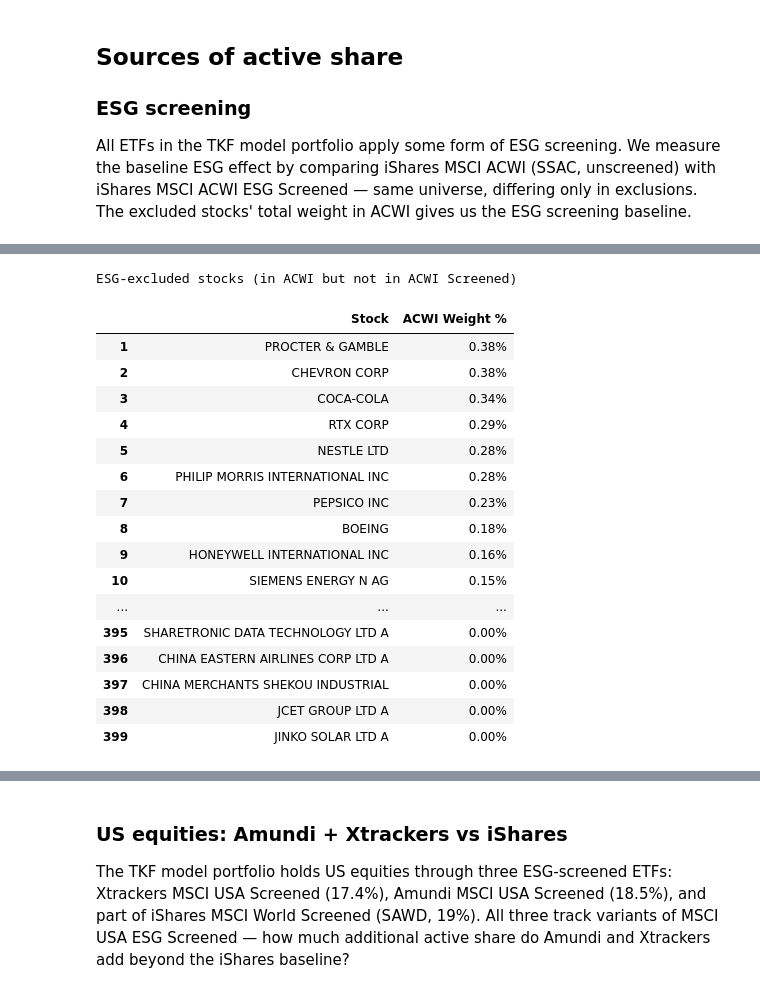
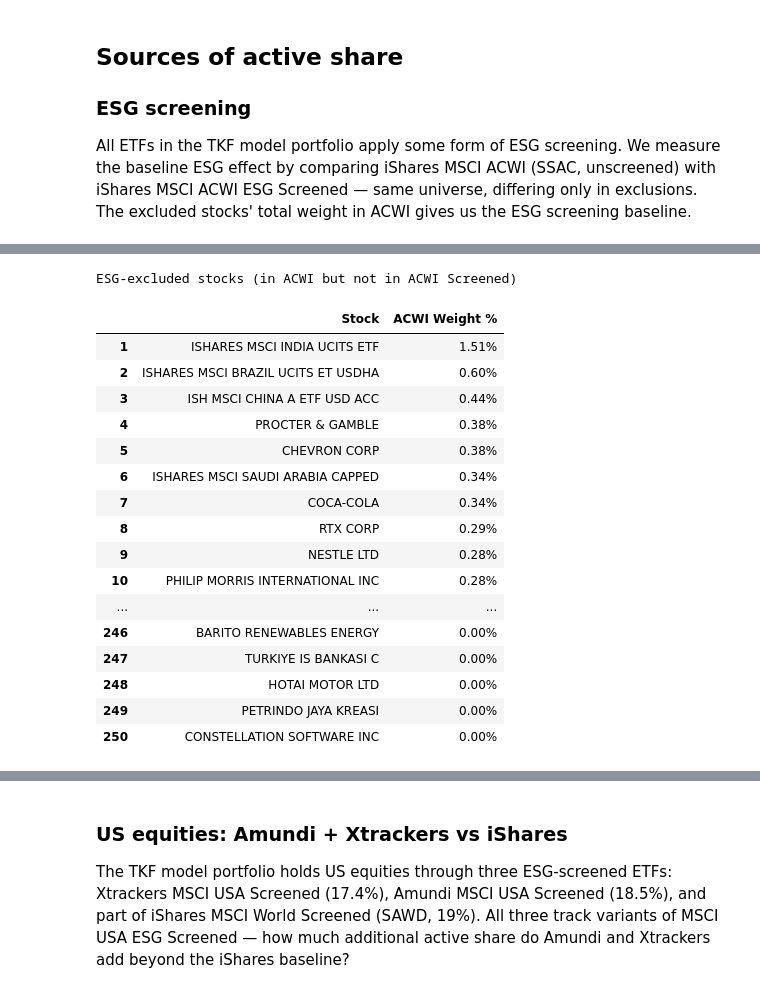
Before and after one commit to TulevaEE/reporting-engine, a Jupyter notebook: reports/adhoc/active_share_tkf.ipynb, the cells around one changed output, grey strips where cells are left out. Cells and saved outputs as stored; diff of their text form; code cells hidden in the pictures.

```diff
--- a/reports/adhoc/active_share_tkf.ipynb
+++ b/reports/adhoc/active_share_tkf.ipynb
@@ -760,60 +709,43 @@ Weight reduced — 610 stocks underweight in TKF (7.87%)
 
 All ETFs in the TKF model portfolio apply some form of ESG screening. We measure the baseline ESG effect by comparing iShares MSCI ACWI (SSAC, unscreened) with iShares MSCI ACWI ESG Screened — same universe, differing only in exclusions. The excluded stocks' total weight in ACWI gives us the ESG screening baseline.
 # %%
-# ESG screening impact: SSAC (ACWI unscreened) vs iShares MSCI ACWI ESG Screened
-# The excluded stocks' total weight = baseline ESG screening effect
+# ESG screening impact: ACWI (unscreened) vs iShares MSCI ACWI ESG Screened
+# Uses iShares Ticker|Location matching (both from same provider, so tickers are consistent)
 
-ISHARES_PRODUCTS['SACW'] = {'id': 345063, 'slug': '345063'}
+print('Fetching iShares SSAC (ACWI unscreened)...', end=' ')
+ssac_raw, ssac_date = fetch_ishares_holdings('SSAC')
+ssac_eq = ssac_raw[ssac_raw.apply(is_equity, axis=1)].copy()
+ssac_eq['stock_id'] = ssac_eq.apply(lambda r: f"{r['Ticker']}|{r['Location']}", axis=1)
 
-print('Fetching iShares MSCI ACWI ESG Screened...', end=' ')
+# SSAC has sub-ETFs (NDIA, 4BRZ, CNYA, IKSA) — for this comparison we keep them as-is
+# since we're just checking which stocks are missing, not computing weights
+print(f'{len(ssac_eq)} equities (as of {ssac_date})')
+
+print('Fetching iShares SACW (ACWI ESG Screened)...', end=' ')
 sacw_raw, sacw_date = fetch_ishares_holdings('SACW')
 sacw_eq = sacw_raw[sacw_raw.apply(is_equity, axis=1)].copy()
 sacw_eq['stock_id'] = sacw_eq.apply(lambda r: f"{r['Ticker']}|{r['Location']}", axis=1)
 print(f'{len(sacw_eq)} equities (as of {sacw_date})')
 
-# SSAC (unscreened) — full look-through
-ssac_eq = acwi_raw[acwi_raw.apply(is_equity, axis=1)].copy()
-ssac_eq = ssac_eq[~ssac_eq['Ticker'].isin(SSAC_SUB_ETFS)]
-ssac_eq['stock_id'] = ssac_eq.apply(lambda r: f"{r['Ticker']}|{r['Location']}", axis=1)
-
-ssac_all_stocks = []
-for _, h in ssac_eq.iterrows():
-    ssac_all_stocks.append({'stock_id': h['stock_id'], 'name': h['Name'], 'weight': h['Weight (%)']})
-for sub_ticker in SSAC_SUB_ETFS:
-    sub_row = acwi_raw[acwi_raw['Ticker'] == sub_ticker]
-    if len(sub_row) == 0:
-        continue
-    sub_weight_pct = pd.to_numeric(sub_row.iloc[0]['Weight (%)'], errors='coerce') / 100.0
-    sub_df = all_sub_holdings[sub_ticker]
-    sub_eq = sub_df[sub_df.apply(is_equity, axis=1)]
-    for _, h in sub_eq.iterrows():
-        ssac_all_stocks.append({
-            'stock_id': f"{h['Ticker']}|{h['Location']}",
-            'name': h['Name'],
-            'weight': sub_weight_pct * h['Weight (%)'],
-        })
-
-ssac_full = pd.DataFrame(ssac_all_stocks)
-ssac_full = ssac_full.groupby('stock_id').agg({'name': 'first', 'weight': 'sum'}).reset_index()
-ssac_total = ssac_full['weight'].sum()
-ssac_full['weight_norm'] = ssac_full['weight'] / ssac_total
+# Normalize SSAC weights
+ssac_eq['weight_norm'] = ssac_eq['Weight (%)'] / ssac_eq['Weight (%)'].sum()
 
 # Stocks screened out
-ssac_ids = set(ssac_full['stock_id'])
+ssac_ids = set(ssac_eq['stock_id'])
 sacw_ids = set(sacw_eq['stock_id'])
 screened_out = ssac_ids - sacw_ids
-screened_out_df = ssac_full[ssac_full['stock_id'].isin(screened_out)].copy()
+screened_out_df = ssac_eq[ssac_eq['stock_id'].isin(screened_out)].copy()
 screened_out_weight = screened_out_df['weight_norm'].sum()
 
 display(metric_box('ESG Screening Baseline',
                    f'{screened_out_weight:.2%} of ACWI weight excluded',
                    f'{len(screened_out)} stocks removed by MSCI ESG screening · '
-                   f'ACWI ({len(ssac_full)} stocks) vs ACWI Screened ({len(sacw_eq)} stocks) · '
-                   f'TKF active share of 17.37% is ~{17.37 / (screened_out_weight*100):.1f}× this baseline'))
+                   f'ACWI ({len(ssac_eq)} stocks) vs ACWI Screened ({len(sacw_eq)} stocks) · '
+                   f'TKF active share of {active_share:.2f}% is ~{active_share / (screened_out_weight*100):.1f}× this baseline'))
 
 # Table of excluded stocks
 excluded = screened_out_df.sort_values('weight_norm', ascending=False).copy()
-excluded_display = excluded[['name', 'weight_norm']].copy()
+excluded_display = excluded[['Name', 'weight_norm']].copy()
 excluded_display.columns = ['Stock', 'ACWI Weight %']
 excluded_display.index = range(1, len(excluded_display) + 1)
 display(scrollable_table(excluded_display,
@@ -827,18 +760,18 @@ ESG Screening Baseline
 ESG-excluded stocks (in ACWI but not in ACWI Screened)
 |  | Stock | ACWI Weight % |
-| 1 | PROCTER & GAMBLE | 0.38% |
-| 2 | CHEVRON CORP | 0.38% |
-| 3 | COCA-COLA | 0.34% |
-| 4 | RTX CORP | 0.29% |
-| 5 | NESTLE LTD | 0.28% |
-| 6 | PHILIP MORRIS INTERNATIONAL INC | 0.28% |
-| 7 | PEPSICO INC | 0.23% |
-| 8 | BOEING | 0.18% |
-| 9 | HONEYWELL INTERNATIONAL INC | 0.16% |
-| 10 | SIEMENS ENERGY N AG | 0.15% |
+| 1 | ISHARES MSCI INDIA UCITS ETF | 1.51% |
+| 2 | ISHARES MSCI BRAZIL UCITS ET USDHA | 0.60% |
+| 3 | ISH MSCI CHINA A ETF USD ACC | 0.44% |
+| 4 | PROCTER & GAMBLE | 0.38% |
+| 5 | CHEVRON CORP | 0.38% |
+| 6 | ISHARES MSCI SAUDI ARABIA CAPPED | 0.34% |
+| 7 | COCA-COLA | 0.34% |
+| 8 | RTX CORP | 0.29% |
+| 9 | NESTLE LTD | 0.28% |
+| 10 | PHILIP MORRIS INTERNATIONAL INC | 0.28% |
 | ... | ... | ... |
-| 395 | SHARETRONIC DATA TECHNOLOGY LTD A | 0.00% |
-| 396 | CHINA EASTERN AIRLINES CORP LTD A | 0.00% |
-| 397 | CHINA MERCHANTS SHEKOU INDUSTRIAL | 0.00% |
-| 398 | JCET GROUP LTD A | 0.00% |
-| 399 | JINKO SOLAR LTD A | 0.00% |
+| 246 | BARITO RENEWABLES ENERGY | 0.00% |
+| 247 | TURKIYE IS BANKASI C | 0.00% |
+| 248 | HOTAI MOTOR LTD | 0.00% |
+| 249 | PETRINDO JAYA KREASI | 0.00% |
+| 250 | CONSTELLATION SOFTWARE INC | 0.00% |
```
Also changed, not shown: parts of 11 cells of this notebook, 2 other files.
